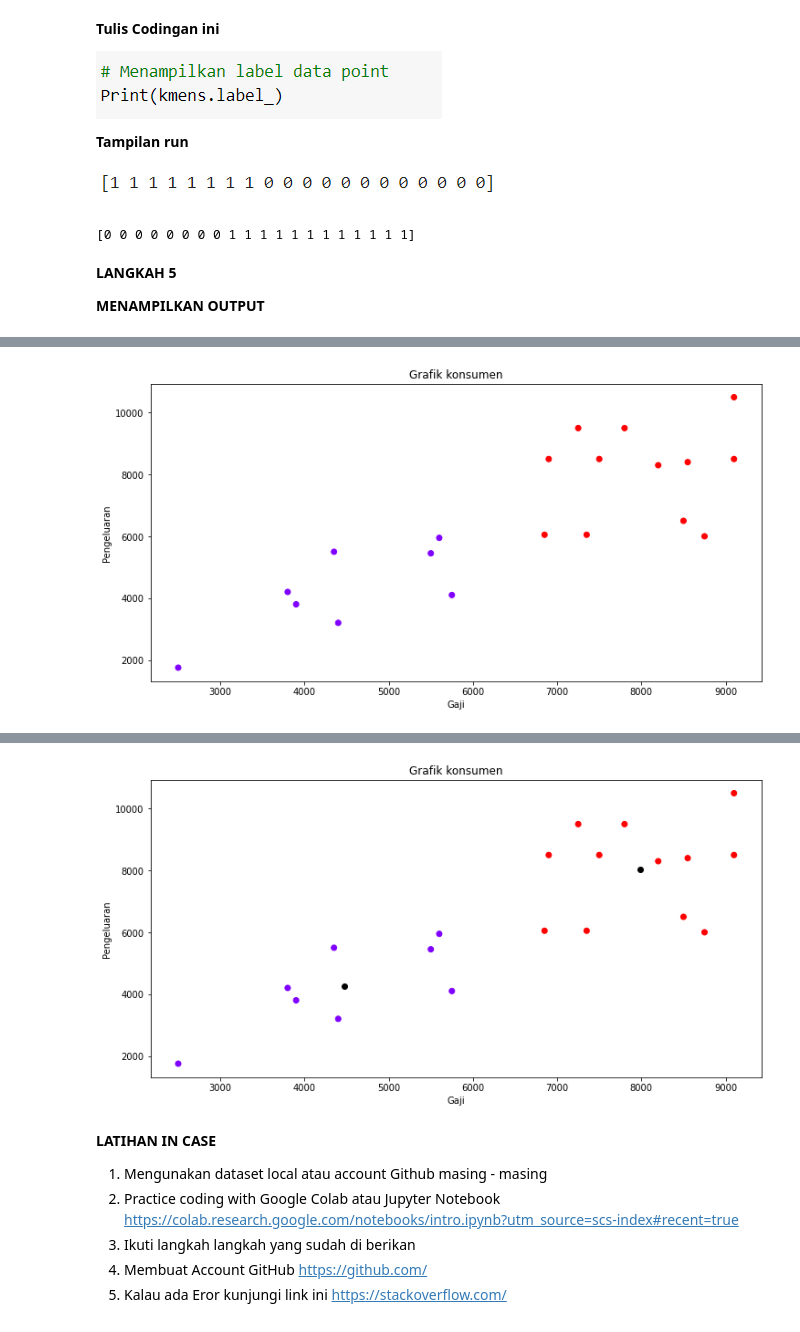
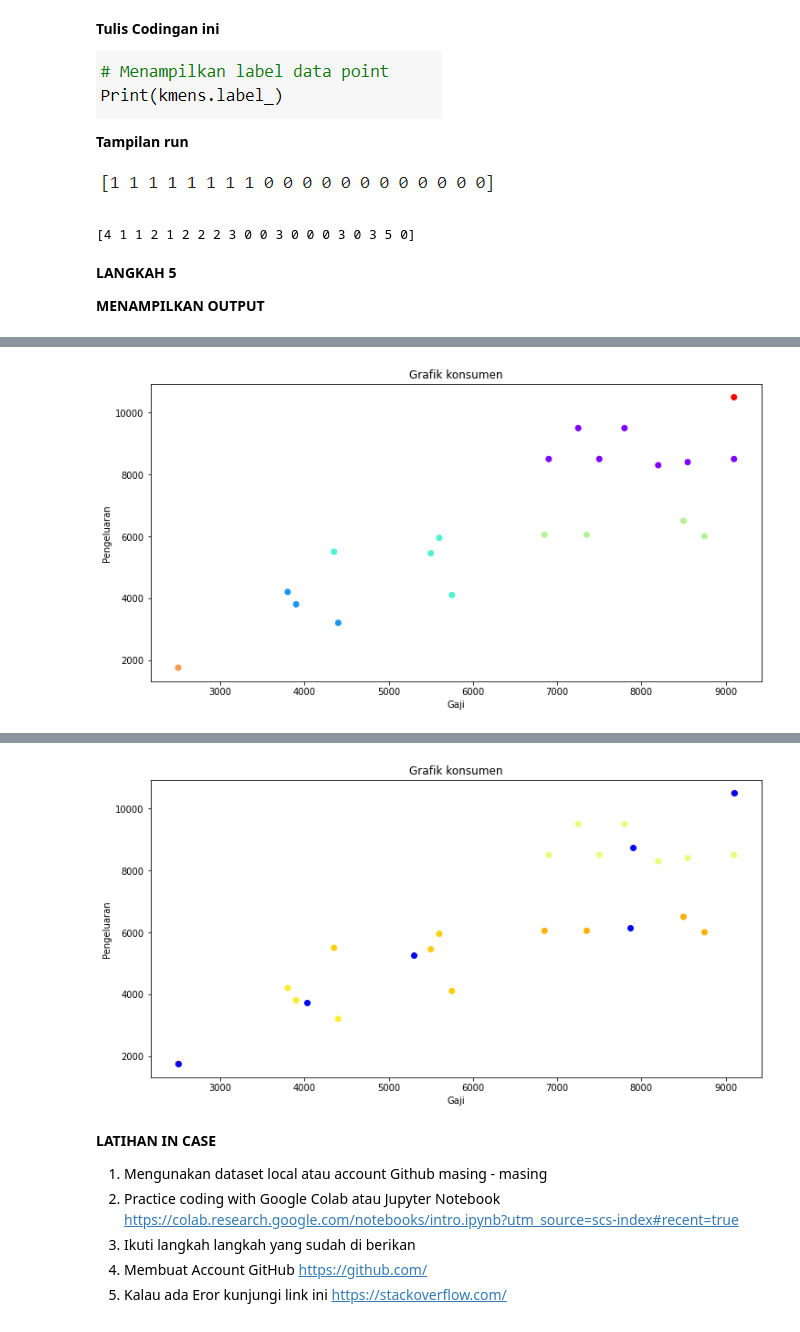
Before and after one commit to MuhammadNurilHuda/Materi, a Jupyter notebook: Hands_On_Python_Machine_Learning_For_K_Means.ipynb, the cells around one changed output, grey strips where cells are left out. Drawn from its saved outputs; the diff is of its cells as text; code cells hidden in the pictures.

```diff
--- a/Hands_On_Python_Machine_Learning_For_K_Means.ipynb
+++ b/Hands_On_Python_Machine_Learning_For_K_Means.ipynb
@@ -173,7 +173,7 @@ plt.show()
 ![image.png](embedded-picture-2)
 # %%
 # Melakukan Coding disini
-kmeans = KMeans(n_clusters=2)
+kmeans = KMeans(n_clusters=6)
 kmeans.fit(X)
 # %% [output]
 KMeans(algorithm='auto', copy_x=True, init='k-means++', max_iter=300,
@@ -205,7 +209,7 @@ print(kmeans.cluster_centers_)
 # Melakukan Coding disini
 print(kmeans.labels_)
 # %% [output]
-[0 0 0 0 0 0 0 0 1 1 1 1 1 1 1 1 1 1 1 1]
+[4 1 1 2 1 2 2 2 3 0 0 3 0 0 0 3 0 3 5 0]
 # %% [markdown]
 **LANGKAH 5**
 
@@ -226,7 +230,7 @@ plt.ylabel('Pengeluaran')
 plt.title('Grafik konsumen')
 plt.show()
 # %% [output]
-[figure, old version]
+[figure, new version]
 # %% [markdown]
 **Tulis Codingan ini**
 
@@ -237,14 +241,14 @@ plt.show()
 ![image.png](embedded-picture-2)
 # %%
 # Melakukan Coding disini
-plt.scatter(X[:,0],X[:,1],c=kmeans.labels_, cmap='rainbow')
-plt.scatter(kmeans.cluster_centers_[:,0],kmeans.cluster_centers_[:,1], color='black')
+plt.scatter(X[:,0],X[:,1],c=kmeans.labels_, cmap='Wistia')
+plt.scatter(kmeans.cluster_centers_[:,0],kmeans.cluster_centers_[:,1], color='blue')
 plt.xlabel('Gaji')
 plt.ylabel('Pengeluaran')
 plt.title('Grafik konsumen')
 plt.show()
 # %% [output]
-[figure, old version]
+[figure, new version]
 # %% [markdown]
 **LATIHAN IN CASE**
 
```
Also changed, not shown: parts of 2 cells of this notebook.
